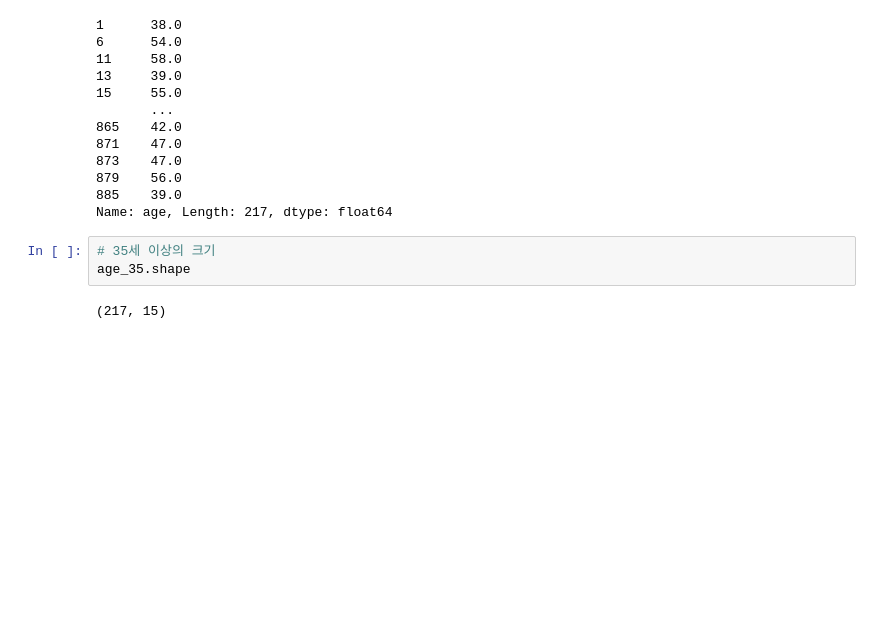
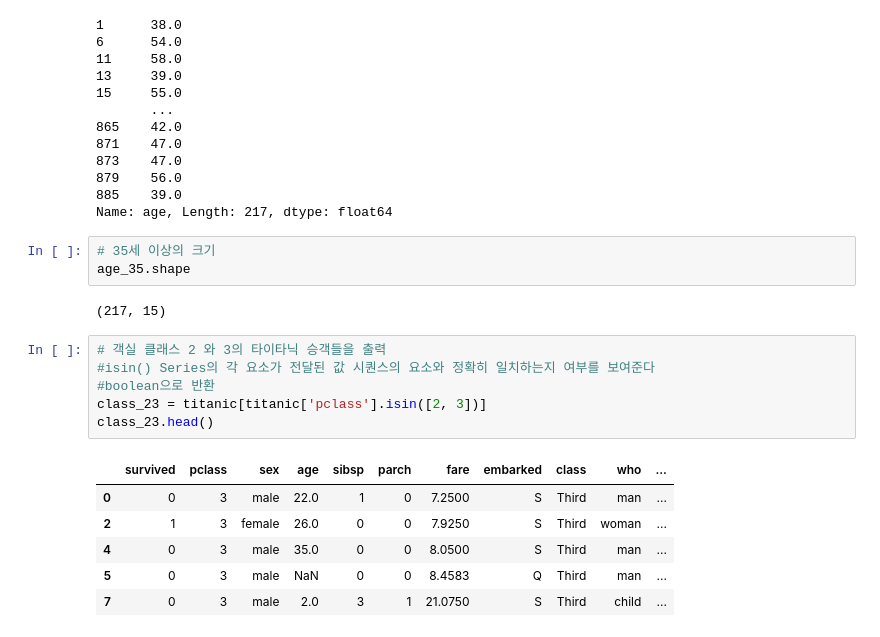
Before and after one commit to DuhyunKR/Pandas_official-document, a Jupyter notebook: Pandas_3_Subset.ipynb, the cells around one changed output. Saved outputs shown, nothing was run; the diff lists cells and outputs as text; blank space fills up the shorter version.

```diff
--- a/Pandas_3_Subset.ipynb
+++ b/Pandas_3_Subset.ipynb
@@ -81,3 +81,16 @@ Name: age, Length: 217, dtype: float64
 age_35.shape
 # %% [output]
 (217, 15)
+# %%
+# 객실 클래스 2 와 3의 타이타닉 승객들을 출력
+#isin() Series의 각 요소가 전달된 값 시퀀스의 요소와 정확히 일치하는지 여부를 보여준다
+#boolean으로 반환
+class_23 = titanic[titanic['pclass'].isin([2, 3])]
+class_23.head()
+# %% [output]
+|  | survived | pclass | sex | age | sibsp | parch | fare | embarked | class | who | ... |
+| 0 | 0 | 3 | male | 22.0 | 1 | 0 | 7.2500 | S | Third | man | ... |
+| 2 | 1 | 3 | female | 26.0 | 0 | 0 | 7.9250 | S | Third | woman | ... |
+| 4 | 0 | 3 | male | 35.0 | 0 | 0 | 8.0500 | S | Third | man | ... |
+| 5 | 0 | 3 | male | NaN | 0 | 0 | 8.4583 | Q | Third | man | ... |
+| 7 | 0 | 3 | male | 2.0 | 3 | 1 | 21.0750 | S | Third | child | ... |
```
Also changed, not shown: parts of 6 cells of this notebook.
